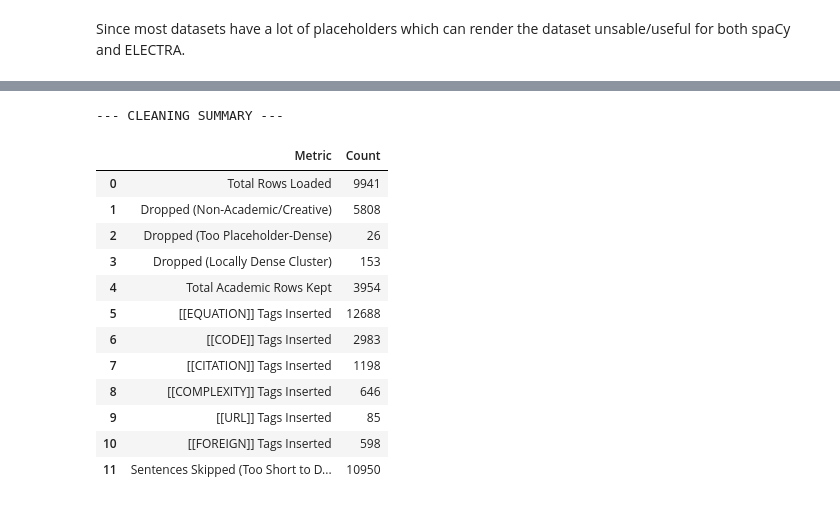
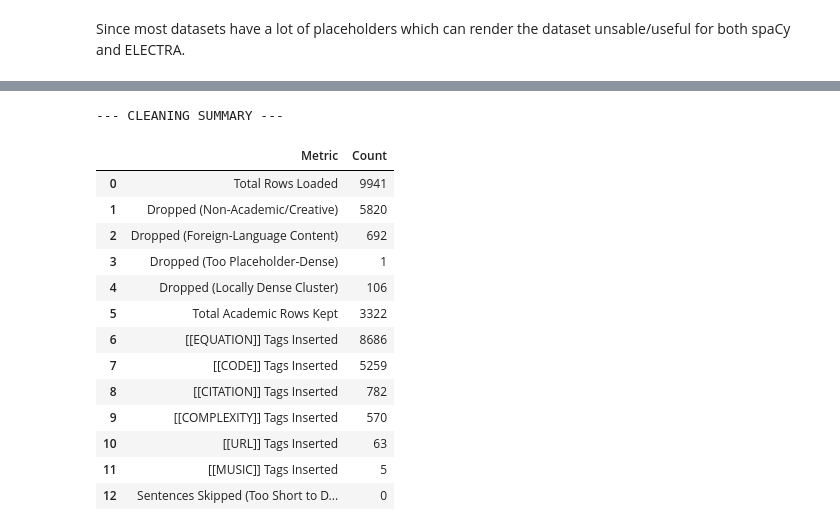
Before and after one commit to n4t5Uuu/Hybrid-AI-Text-Detector, a Jupyter notebook: src/notebooks/data_cleaning.ipynb, the cells around one changed output, grey strips where cells are left out. Saved outputs shown, nothing was run; the diff lists cells and outputs as text; code cells hidden in the pictures.

Commit message:
feat: added more cleaning methods such as clean_music_notation and updated existing methods as well to clean the data better

```diff
--- a/src/notebooks/data_cleaning.ipynb
+++ b/src/notebooks/data_cleaning.ipynb
@@ -445,13 +554,15 @@ Since most datasets have a lot of placeholders which can render the dataset unsa
 def placeholder_density(text):
     """
         This method is meant to remove the rows that have too many
-        tokens on the cleaned data
+        tokens on the cleaned data.
     """
-
     if not isinstance(text, str):
         return 0
 
-    placeholder_count = len(re.findall(r'\[\[EQUATION\]\]|\[\[CODE\]\]|\[\[CITATION\]\]|\[\[COMPLEXITY\]\]|\[\[URL\]\]|\[\[FOREIGN\]\]', text))
+    placeholder_count = len(re.findall(
+        r'\[\[EQUATION\]\]|\[\[CODE\]\]|\[\[CITATION\]\]|\[\[COMPLEXITY\]\]|\[\[URL\]\]|\[\[FOREIGN\]\]|\[\[MUSIC\]\]',
+        text
+    ))
     word_count = len(re.findall(r'\b[a-zA-Z]{2,}\b', text))
     total = placeholder_count + word_count
 
@@ -487,15 +598,18 @@ def clean_pipeline(text):
         Combined cleaning pipeline for all of the datasets
     """
 
+    text = clean_url(text)
+    text = clean_pseudocode_and_diagrams(text)
     text = clean_code_texts(text)
-    text = clean_url(text)
-    text = clean_foreign_script(text)
+    text = clean_music_notation(text)
     text = clean_complexity_notation(text)
     text = strip_reference_list(text)
     text = clean_citations(text)
     text = clean_list_numbering(text)
     text = clean_math_texts(text)
     text = clean_residual_math_noise(text)
+    text = merge_continuous_equations(text, tag='[[EQUATION]]')
+    text = merge_continuous_equations(text, tag='[[CODE]]')
 
     return text
 # %%
@@ -528,7 +642,6 @@ def extract_claude_prompt_and_response(text):
 
             return prompt.strip(), raw_response.strip()
 
-        # Fallback regex in case it encounters a problem in parsing
         except Exception:
             prompt_match = re.search(r"\{'from':\s*'human',\s*'value':\s*\"\"?(.*?)\"\"?\}", text, flags=re.DOTALL)
             resp_match = re.search(r"\{'from':\s*'(?:gpt|assistant)',\s*'value':\s*\"\"?(.*?)\"\"?\}", text, flags=re.DOTALL)
@@ -540,55 +653,53 @@ def extract_claude_prompt_and_response(text):
     return "", text.strip()
 
 
-def clean_claude_dataset(claude_csv_path, sample_size=None, density_threshold=0.4):
+def clean_claude_dataset(claude_csv_path, sample_size=200, density_threshold=0.4, drop_foreign_rows=True):
     """
         Cleans the Claude AI dataset, filters out non-academic creative prompts,
         extracts prompt and cleaned response, filters out placeholder-dense rows
-        (both whole-document density and locally dense run-on clusters),
-        counts tag insertions, displays summary & sample tables, and saves
-        output to PROCESSED_AI_DIR.
-
-        Set sample_size=None to process the ENTIRE dataset.
+        and rows containing foreign-language content, counts tag insertions,
+        displays summary & sample tables, and saves output to PROCESSED_AI_DIR.
     """
     if not claude_csv_path.exists():
         print(f"File not found at: {claude_csv_path}")
         return None
 
-    # Reset the foreign-skip counter at the start of each run so counts
-    # don't accumulate across repeated calls in the same session
     foreign_skip_counter["too_short"] = 0
 
-    if sample_size:
-        print(f"Loading first {sample_size} rows from {claude_csv_path.name}...")
-        df_raw = pd.read_csv(claude_csv_path, nrows=sample_size)
-    else:
-        print(f"Loading ENTIRE dataset ({claude_csv_path.name})...")
-        df_raw = pd.read_csv(claude_csv_path)
-
+    print(f"Loading {'first ' + str(sample_size) if sample_size else 'all'} rows from {claude_csv_path.name}...")
+    df_raw = pd.read_csv(claude_csv_path, nrows=sample_size)
     prompts = []
     cleaned_responses = []
     dropped_creative = 0
     dropped_density = 0
     dropped_locally_dense = 0
+    dropped_foreign = 0
 
     print("Cleaning & filtering Claude dataset...")
     for raw_text in tqdm(df_raw['conversations'], desc="Processing Rows"):
         prompt, raw_response = extract_claude_prompt_and_response(str(raw_text))
 
-        # Filter out non-academic creative writing prompts (stories, scripts, poems)
         if not is_academic_content(prompt, raw_response):
             dropped_creative += 1
             continue
 
+        # Checked BEFORE cleaning: drop the whole row immediately if it
+        # contains any foreign-language content (any length — even a short
+        # embedded phrase), since a response with non-English text isn't a
+        # clean stylometric match for the rest of the English-only dataset.
+        # Running this first also skips the full clean_pipeline cost for
+        # rows that are going to be discarded anyway.
+        if drop_foreign_rows and contains_foreign_language(raw_response):
+            dropped_foreign += 1
+            continue
+
         cleaned_resp = clean_pipeline(raw_response)
 
-        # Filter out rows that are mostly placeholder tokens after cleaning
         density = placeholder_density(cleaned_resp)
         if density >= density_threshold:
             dropped_density += 1
             continue
 
-        # Filter out rows with a locally dense cluster of placeholders
         if placeholder_density_windowed(cleaned_resp):
             dropped_locally_dense += 1
             continue
@@ -596,7 +707,6 @@ def clean_claude_dataset(claude_csv_path, sample_size=None, density_threshold=0.
         prompts.append(prompt)
         cleaned_responses.append(cleaned_resp)
 
-    # Build clean output DataFrame with prompt and cleaned_text columns
     df_processed = pd.DataFrame({
         'prompt': prompts,
         'cleaned_text': cleaned_responses
@@ -606,6 +716,7 @@ def clean_claude_dataset(claude_csv_path, sample_size=None, density_threshold=0.
         "Metric": [
             "Total Rows Loaded",
             "Dropped (Non-Academic/Creative)",
+            "Dropped (Foreign-Language Content)",
             "Dropped (Too Placeholder-Dense)",
             "Dropped (Locally Dense Cluster)",
             "Total Academic Rows Kept",
@@ -614,12 +725,13 @@ def clean_claude_dataset(claude_csv_path, sample_size=None, density_threshold=0.
             "[[CITATION]] Tags Inserted",
             "[[COMPLEXITY]] Tags Inserted",
             "[[URL]] Tags Inserted",
-            "[[FOREIGN]] Tags Inserted",
+            "[[MUSIC]] Tags Inserted",
             "Sentences Skipped (Too Short to Detect Language)"
         ],
         "Count": [
             len(df_raw),
             dropped_creative,
+            dropped_foreign,
             dropped_density,
             dropped_locally_dense,
             len(df_processed),
@@ -628,7 +740,7 @@ def clean_claude_dataset(claude_csv_path, sample_size=None, density_threshold=0.
             df_processed['cleaned_text'].str.count(r'\[\[CITATION\]\]').sum(),
             df_processed['cleaned_text'].str.count(r'\[\[COMPLEXITY\]\]').sum(),
             df_processed['cleaned_text'].str.count(r'\[\[URL\]\]').sum(),
-            df_processed['cleaned_text'].str.count(r'\[\[FOREIGN\]\]').sum(),
+            df_processed['cleaned_text'].str.count(r'\[\[MUSIC\]\]').sum(),
             foreign_skip_counter["too_short"]
         ]
     }
@@ -637,20 +749,17 @@ def clean_claude_dataset(claude_csv_path, sample_size=None, density_threshold=0.
     print("\n--- CLEANING SUMMARY ---")
     ipd.display(df_summary)
 
-    # Save processed data to PROCESSED_AI_DIR
     filename = f"claude_dataset_cleaned_{sample_size}.csv" if sample_size else "claude_dataset_cleaned.csv"
     output_path = PROCESSED_AI_DIR / filename
     df_processed.to_csv(output_path, index=False)
     print(f"\nSuccessfully saved cleaned dataset ({len(df_processed)} rows) to:\n  {output_path.resolve()}")
 
-    # Display first 20 rows table (prompt & cleaned_text)
     print("\n--- SAMPLE CLEANED DATA (FIRST 20 ROWS) ---")
     ipd.display(df_processed.head(20))
 
     return df_processed
 
 
-# --- EXECUTION (Runs the full dataset) ---
 claude_dataset = RAW_AI_DIR / 'claude_dataset.csv'
-df_cleaned_claude = clean_claude_dataset(claude_dataset)  # Cleans ALL rows automatically
+df_cleaned_claude = clean_claude_dataset(claude_dataset, sample_size=None)
 # %% [output]
@@ -658,15 +767,16 @@ Loading ENTIRE dataset (claude_dataset.csv)...
 Cleaning & filtering Claude dataset...
 --- CLEANING SUMMARY ---
 |  | Metric | Count |
 | 0 | Total Rows Loaded | 9941 |
-| 1 | Dropped (Non-Academic/Creative) | 5808 |
-| 2 | Dropped (Too Placeholder-Dense) | 26 |
-| 3 | Dropped (Locally Dense Cluster) | 153 |
-| 4 | Total Academic Rows Kept | 3954 |
-| 5 | [[EQUATION]] Tags Inserted | 12688 |
-| 6 | [[CODE]] Tags Inserted | 2983 |
-| 7 | [[CITATION]] Tags Inserted | 1198 |
-| 8 | [[COMPLEXITY]] Tags Inserted | 646 |
-| 9 | [[URL]] Tags Inserted | 85 |
-| 10 | [[FOREIGN]] Tags Inserted | 598 |
-| 11 | Sentences Skipped (Too Short to D... | 10950 |
+| 1 | Dropped (Non-Academic/Creative) | 5820 |
+| 2 | Dropped (Foreign-Language Content) | 692 |
+| 3 | Dropped (Too Placeholder-Dense) | 1 |
+| 4 | Dropped (Locally Dense Cluster) | 106 |
+| 5 | Total Academic Rows Kept | 3322 |
+| 6 | [[EQUATION]] Tags Inserted | 8686 |
+| 7 | [[CODE]] Tags Inserted | 5259 |
+| 8 | [[CITATION]] Tags Inserted | 782 |
+| 9 | [[COMPLEXITY]] Tags Inserted | 570 |
+| 10 | [[URL]] Tags Inserted | 63 |
+| 11 | [[MUSIC]] Tags Inserted | 5 |
+| 12 | Sentences Skipped (Too Short to D... | 0 |
```
Also changed, not shown: parts of 2 cells of this notebook.
